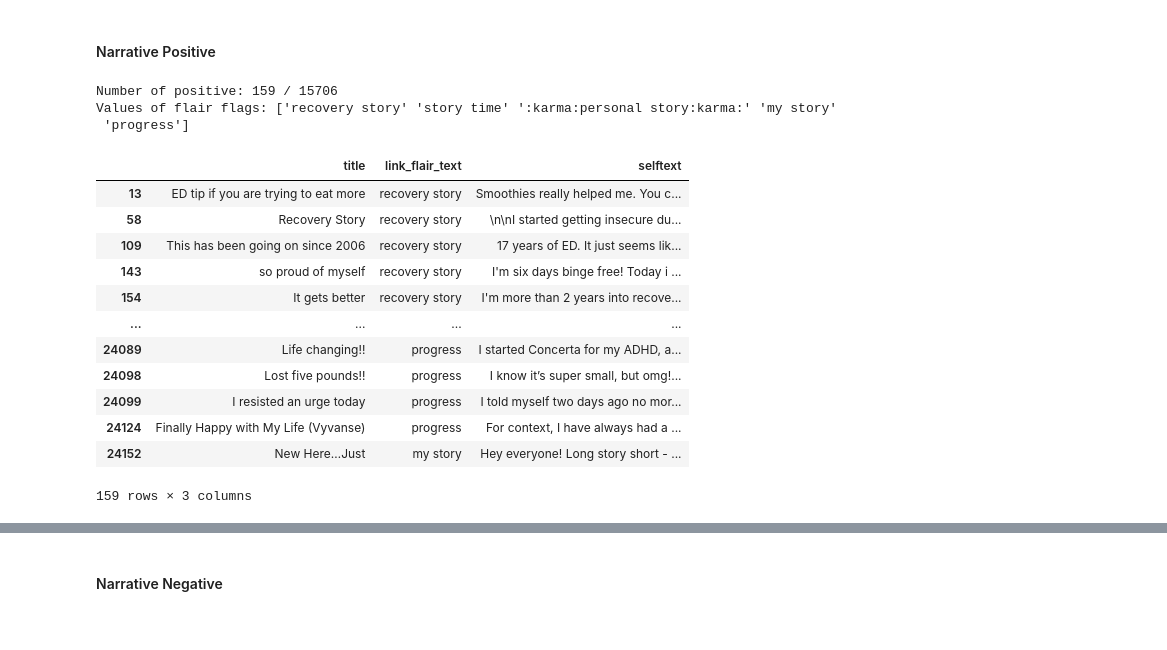
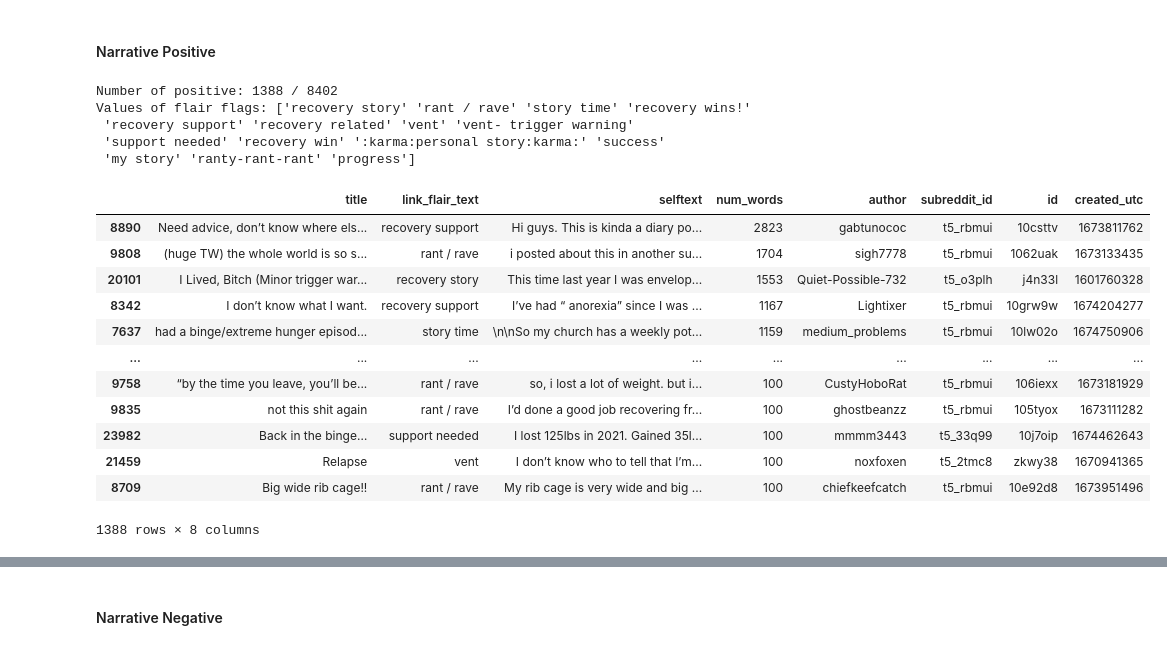
Before and after one commit to nguyentr17/cs685-narrative-analysis, a Jupyter notebook: narrative_detection/explore_data.ipynb, the cells around one changed output, grey strips where cells are left out. Cells and saved outputs as stored; diff of their text form; code cells hidden in the pictures.

Commit message:
add filtered dataset and narrative detection model
add code to train detection model

remove trained model

minor update

```diff
--- a/narrative_detection/explore_data.ipynb
+++ b/narrative_detection/explore_data.ipynb
@@ -62,7 +60,7 @@ df["num_words"].hist(bins=30, range=[0,500])
 <Axes: >
 [figure]
 # %%
-word_length_cutoff = 20 # set a very low threshold
+word_length_cutoff = 100 # set a very low threshold
 print(f"Number of short posts: {len(df[df['num_words'] < word_length_cutoff])}")
 filtered_df = df[df["num_words"] >= word_length_cutoff]
 print(f"Number of filtered posts (by word length): {len(filtered_df)}")
@@ -102,9 +100,9 @@ array(['seeking support', '', 'recovery story', 'question', 'information',
 # %% [markdown]
 ## Narrative Detection
 # %%
-positive_flags = ["story", "progress"]
-negative_flags = ["announcement", "educational", "research request", "resources", "advertise"]
-uncertain_flags = ["question", "support", "advice"]
+positive_flags = ["story", "progress", "recovery", "support", "rant", "vent", "success"]
+negative_flags = ["announcement", "educational", "research request", "resources", "advertise", "link", "information", "discussion"]
+uncertain_flags = ["question", "advice", "tw"]
 # %%
 import re
 positive_flag_regex = ".*(" + ")|(".join(positive_flags) + ").*"
@@ -137,25 +135,28 @@ def get_analysis_info(data: pd.DataFrame, type: str):
     column_name = f"narrative_{type}"
     print(f"Number of {type}: {sum(data[column_name])} / {len(data)}")
     print(f"Values of flair flags: {data[data[column_name] == 1]['link_flair_text'].unique()}")
-    return data[data[column_name] == 1][["title","link_flair_text", "selftext"]]
+    return data[data[column_name] == 1][["title","link_flair_text", "selftext", "num_words", "author", "subreddit_id", "id", "created_utc"]]
 # %% [markdown]
 #### Narrative Positive
 # %%
-get_analysis_info(filtered_df, "positive")
+narrative_positive_df = get_analysis_info(filtered_df, "positive")
+narrative_positive_df.sort_values("num_words", ascending=False)
 # %% [output]
-Number of positive: 159 / 15706
-Values of flair flags: ['recovery story' 'story time' ':karma:personal story:karma:' 'my story'
- 'progress']
+Number of positive: 1388 / 8402
+Values of flair flags: ['recovery story' 'rant / rave' 'story time' 'recovery wins!'
+ 'recovery support' 'recovery related' 'vent' 'vent- trigger warning'
+ 'support needed' 'recovery win' ':karma:personal story:karma:' 'success'
+ 'my story' 'ranty-rant-rant' 'progress']
-|  | title | link_flair_text | selftext |
-| 13 | ED tip if you are trying to eat more | recovery story | Smoothies really helped me. You c... |
-| 58 | Recovery Story | recovery story | \n\nI started getting insecure du... |
-| 109 | This has been going on since 2006 | recovery story | 17 years of ED. It just seems lik... |
-| 143 | so proud of myself | recovery story | I'm six days binge free! Today i ... |
-| 154 | It gets better | recovery story | I'm more than 2 years into recove... |
-| ... | ... | ... | ... |
-| 24089 | Life changing!! | progress | I started Concerta for my ADHD, a... |
-| 24098 | Lost five pounds!! | progress | I know it’s super small, but omg!... |
-| 24099 | I resisted an urge today | progress | I told myself two days ago no mor... |
-| 24124 | Finally Happy with My Life (Vyvanse) | progress | For context, I have always had a ... |
-| 24152 | New Here…Just | my story | Hey everyone! Long story short - ... |
+|  | title | link_flair_text | selftext | num_words | author | subreddit_id | id | created_utc |
+| 8890 | Need advice, don’t know where els... | recovery support | Hi guys. This is kinda a diary po... | 2823 | gabtunococ | t5_rbmui | 10csttv | 1673811762 |
+| 9808 | (huge TW) the whole world is so s... | rant / rave | i posted about this in another su... | 1704 | sigh7778 | t5_rbmui | 1062uak | 1673133435 |
+| 20101 | I Lived, Bitch (Minor trigger war... | recovery story | This time last year I was envelop... | 1553 | Quiet-Possible-732 | t5_o3plh | j4n33l | 1601760328 |
+| 8342 | I don’t know what I want. | recovery support | I’ve had “ anorexia” since I was ... | 1167 | Lightixer | t5_rbmui | 10grw9w | 1674204277 |
+| 7637 | had a binge/extreme hunger episod... | story time | \n\nSo my church has a weekly pot... | 1159 | medium_problems | t5_rbmui | 10lw02o | 1674750906 |
+| ... | ... | ... | ... | ... | ... | ... | ... | ... |
+| 9758 | “by the time you leave, you’ll be... | rant / rave | so, i lost a lot of weight. but i... | 100 | CustyHoboRat | t5_rbmui | 106iexx | 1673181929 |
+| 9835 | not this shit again | rant / rave | I’d done a good job recovering fr... | 100 | ghostbeanzz | t5_rbmui | 105tyox | 1673111282 |
+| 23982 | Back in the binge… | support needed | I lost 125lbs in 2021. Gained 35l... | 100 | mmmm3443 | t5_33q99 | 10j7oip | 1674462643 |
+| 21459 | Relapse | vent | I don’t know who to tell that I’m... | 100 | noxfoxen | t5_2tmc8 | zkwy38 | 1670941365 |
+| 8709 | Big wide rib cage!! | rant / rave | My rib cage is very wide and big ... | 100 | chiefkeefcatch | t5_rbmui | 10e92d8 | 1673951496 |
-159 rows × 3 columns
+1388 rows × 8 columns
```
Also changed, not shown: parts of 23 cells of this notebook, 1 other file.
